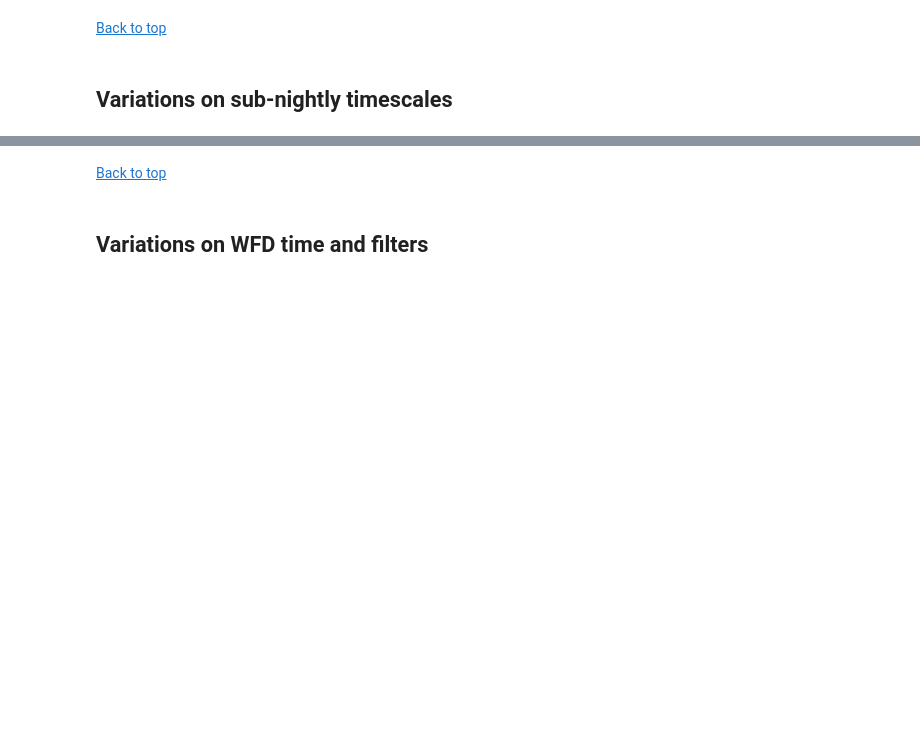
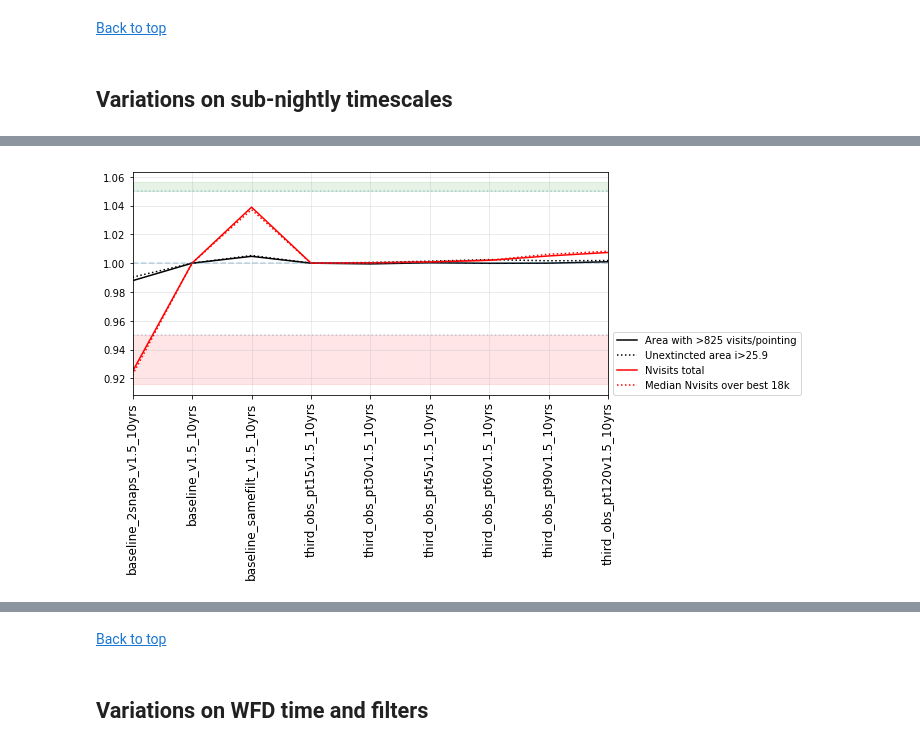
Before and after one commit to lsst-pst/survey_strategy, a Jupyter notebook: fbs_1.7/SummaryInfo.ipynb, the cells around one changed output, grey strips where cells are left out. Saved outputs shown, nothing was run; the diff lists cells and outputs as text; code cells hidden in the pictures; blank space fills up the shorter version.

```diff
--- a/fbs_1.7/SummaryInfo.ipynb
+++ b/fbs_1.7/SummaryInfo.ipynb
@@ -121,3 +131,7 @@ Comparison run: baseline_v1.5_10yrs
+# %%
+families.plot_areaNvis('intranight')
+# %% [output]
+[figure, added]
 # %% [markdown]
 <a id="pair_times"></a>
 # %%
```
Also changed, not shown: parts of 42 cells of this notebook, 2 other files.
